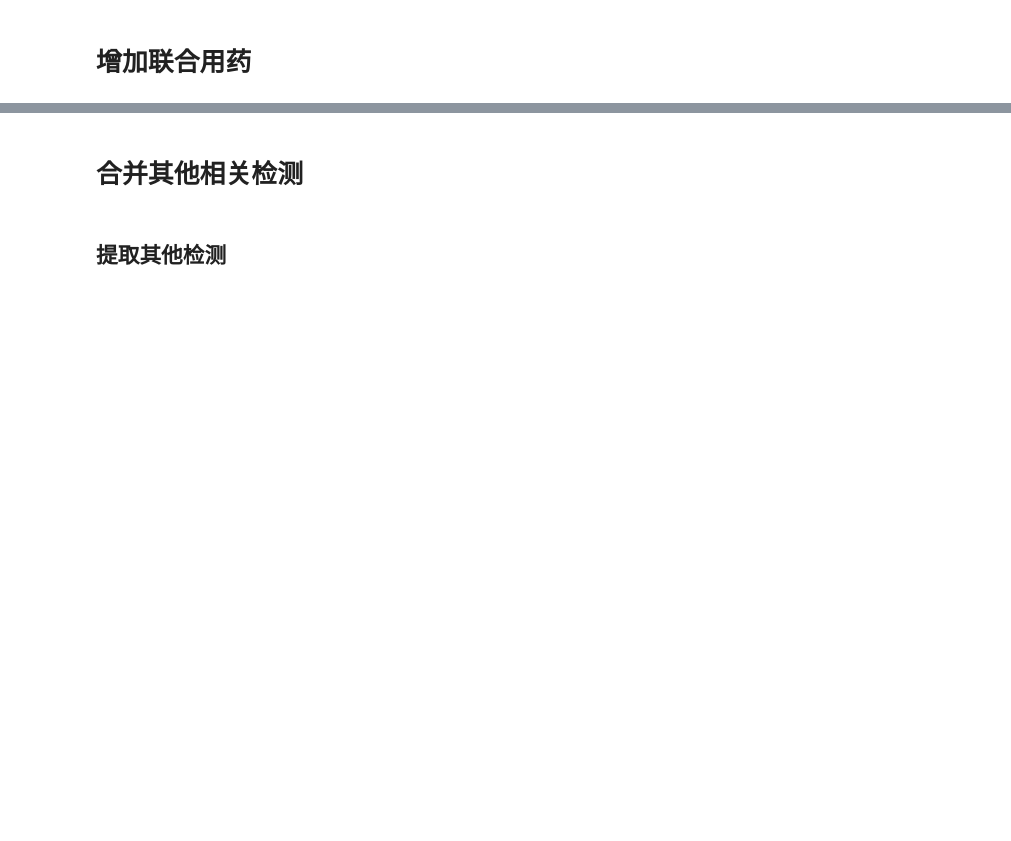
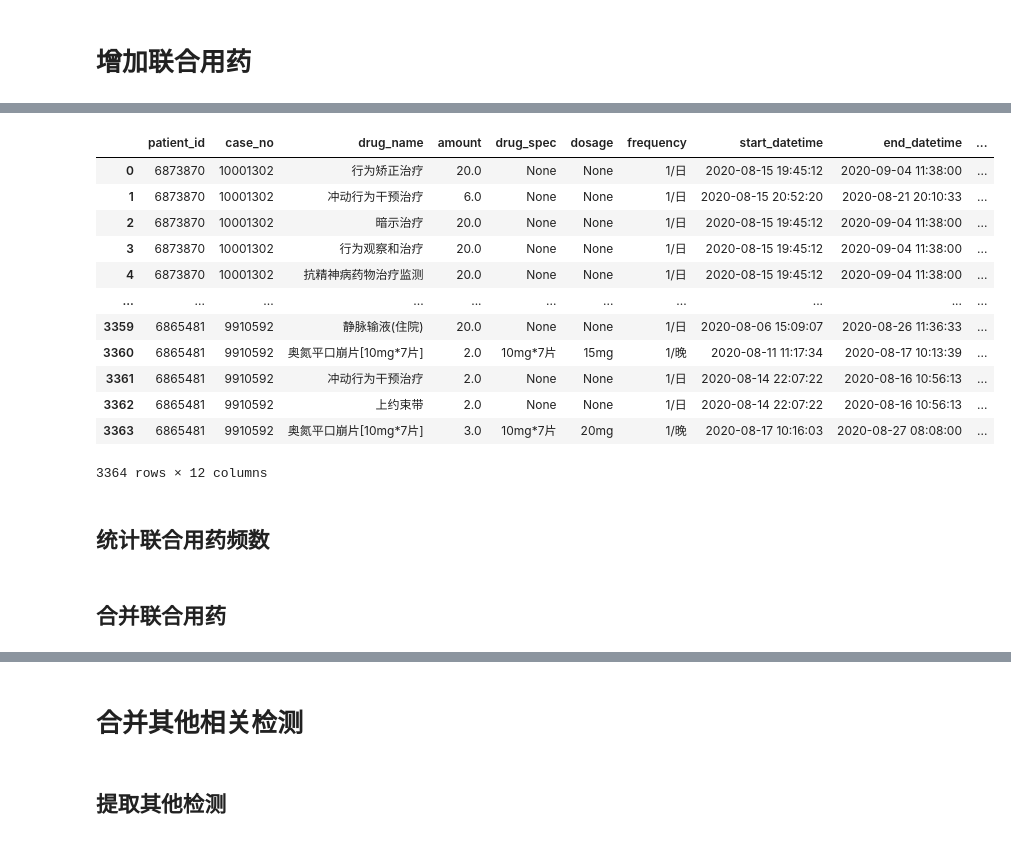
Before and after one commit to yuyongsheng1990/VPA_southern_hospital, a Jupyter notebook: data_process.ipynb, the cells around one changed output, grey strips where cells are left out. Saved outputs shown, nothing was run; the diff lists cells and outputs as text; code cells hidden in the pictures; blank space fills up the shorter version.

```diff
--- a/data_process.ipynb
+++ b/data_process.ipynb
@@ -1918,24 +1976,43 @@ df_drug_other=df_drug_other.reset_index(drop=True)
 # %%
-# 联合用药时间限定：用药前3天内-不良反应发生前
+# 联合用药时间限定：用药前3天内-tdm检测前，各自反集取交集
 temp_list=[]
 for i in df_drug_other['case_no'].unique():
+#     print(i)
+#     if i != '10001302':
+#         break
     temp=df_drug_other[df_drug_other['case_no']==i]
     temp=temp.reset_index(drop=True)
+    temp['start_date']=temp['start_datetime'].apply(lambda x: pd.to_datetime(str(x).split(' ')[0])) # 分裂联合日期
+    temp['end_date']=temp['end_datetime'].apply(lambda x: pd.to_datetime(str(x).split(' ')[0])) # 分裂联合用药日期
+#     break
     # VPA用药时间
-    temp_drug=df_VPA_history[df_VPA_history['case_no']==i]
+    temp_drug=df_VPA_tdm[df_VPA_tdm['case_no']==i]
     temp_drug=temp_drug.reset_index(drop=True)
-    drug_time=temp_drug.loc[0,'start_datetime']
-    bmd_time=temp_drug.loc[0,'bmd_time']
-    # 提取用药前3天内-不良反应发生前的联合用药
-    temp=temp[(temp['start_datetime']>=drug_time-datetime.timedelta(days=3)) &
-             (temp['end_datetime']<bmd_time)]
-    temp=temp.sort_values(['start_datetime'])
-    temp_list.append(temp)
+    for j in range(temp_drug.shape[0]):
+        drug_time=temp_drug.loc[j,'start_date']
+        tdm_time=temp_drug.loc[j,'tdm_date']
+        # 提取用药前3天内-tdm前的联合用药。因为包含临时用药，所以
+        temp=temp[(temp['end_date']>=pd.to_datetime(drug_time)-datetime.timedelta(days=3)) &
+                 (temp['start_date']<=pd.to_datetime(tdm_time))]
+    #     print(temp)
+        temp=temp.sort_values(['start_date'])
+        temp_list.append(temp)
 # %%
-df_drug_other=temp_list[0]
-for j in range(1,len(temp_list)):
-    df_drug_other=pd.concat([df_drug_other,temp_list[j]],axis=0)
-df_drug_other=df_drug_other.reset_index(drop=True)
+df_drug_other = pd.concat(temp_list,axis=0).reset_index(drop=True)
 del temp_list
 # %%
-df_drug_other.shape
+df_drug_other
+# %% [output]
+|  | patient_id | case_no | drug_name | amount | drug_spec | dosage | frequency | start_datetime | end_datetime | ... |
+| 0 | 6873870 | 10001302 | 行为矫正治疗 | 20.0 | None | None | 1/日 | 2020-08-15 19:45:12 | 2020-09-04 11:38:00 | ... |
+| 1 | 6873870 | 10001302 | 冲动行为干预治疗 | 6.0 | None | None | 1/日 | 2020-08-15 20:52:20 | 2020-08-21 20:10:33 | ... |
+| 2 | 6873870 | 10001302 | 暗示治疗 | 20.0 | None | None | 1/日 | 2020-08-15 19:45:12 | 2020-09-04 11:38:00 | ... |
+| 3 | 6873870 | 10001302 | 行为观察和治疗 | 20.0 | None | None | 1/日 | 2020-08-15 19:45:12 | 2020-09-04 11:38:00 | ... |
+| 4 | 6873870 | 10001302 | 抗精神病药物治疗监测 | 20.0 | None | None | 1/日 | 2020-08-15 19:45:12 | 2020-09-04 11:38:00 | ... |
+| ... | ... | ... | ... | ... | ... | ... | ... | ... | ... | ... |
+| 3359 | 6865481 | 9910592 | 静脉输液(住院) | 20.0 | None | None | 1/日 | 2020-08-06 15:09:07 | 2020-08-26 11:36:33 | ... |
+| 3360 | 6865481 | 9910592 | 奥氮平口崩片[10mg*7片] | 2.0 | 10mg*7片 | 15mg | 1/晚 | 2020-08-11 11:17:34 | 2020-08-17 10:13:39 | ... |
+| 3361 | 6865481 | 9910592 | 冲动行为干预治疗 | 2.0 | None | None | 1/日 | 2020-08-14 22:07:22 | 2020-08-16 10:56:13 | ... |
+| 3362 | 6865481 | 9910592 | 上约束带 | 2.0 | None | None | 1/日 | 2020-08-14 22:07:22 | 2020-08-16 10:56:13 | ... |
+| 3363 | 6865481 | 9910592 | 奥氮平口崩片[10mg*7片] | 3.0 | 10mg*7片 | 20mg | 1/晚 | 2020-08-17 10:16:03 | 2020-08-27 08:08:00 | ... |
+3364 rows × 12 columns
@@ -1942,3 +2022,5 @@ df_drug_other.shape
+# %% [markdown]
+## 统计联合用药频数
 # %%
 df_drug_other_name=pd.DataFrame(df_drug_other.drug_name.value_counts())
 # 保存联合用药名
@@ -1946,5 +2028,7 @@ writer=pd.ExcelWriter(project_path+'/data/processed_data/df_temp_联合用药名
 df_drug_other_name.to_excel(writer)
 writer.save()
+# %% [markdown]
+## 合并联合用药
 # %%
 # 主药：多柔比星、多柔比星脂质体、顺铂、异环磷酰胺、依托泊苷
 df_ADM = df_drug_other[df_drug_other['drug_name'].str.contains('注射用盐酸多柔比星')]
```
Also changed, not shown: parts of 72 cells of this notebook.
